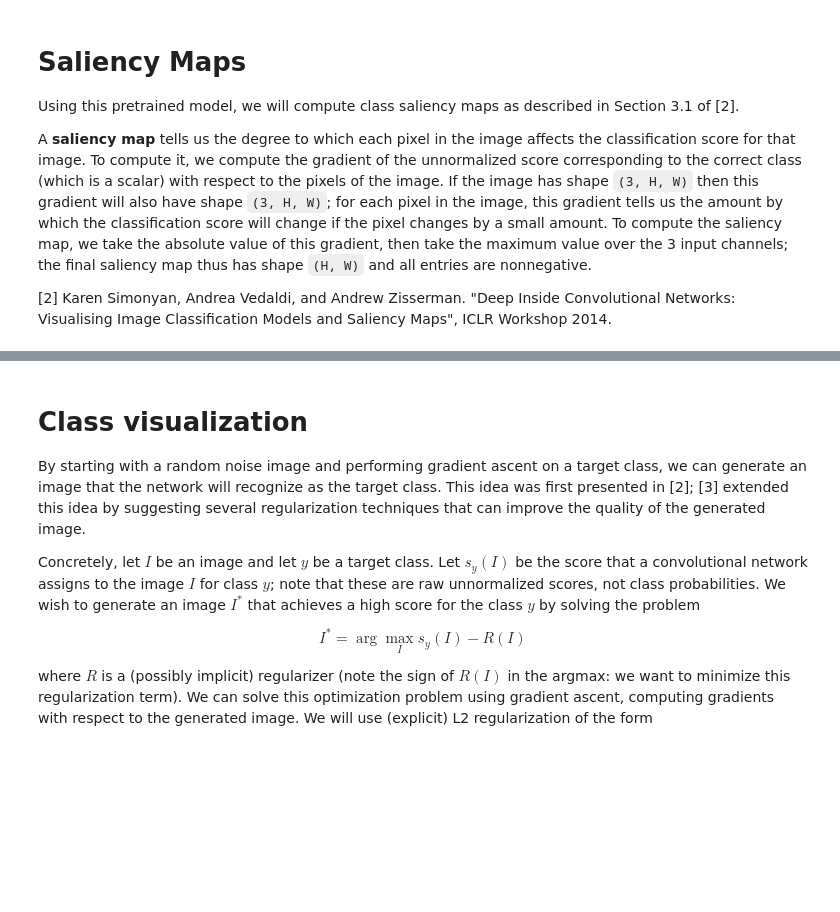
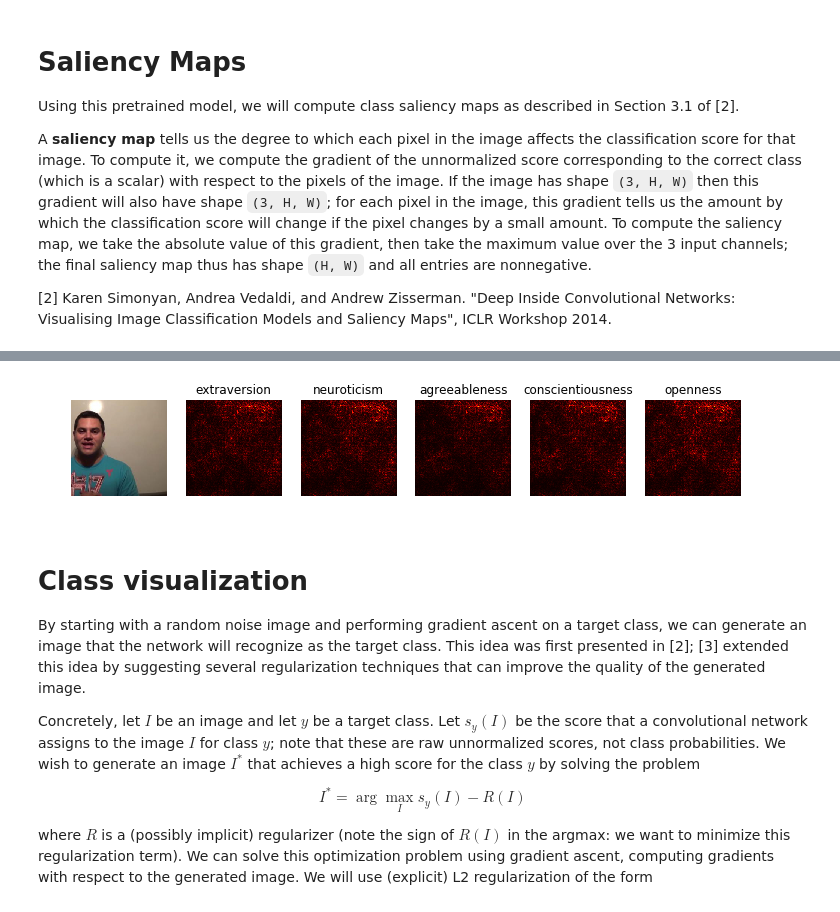
Before and after one commit to karenyang/CS231N-First-Impression-Project-, a Jupyter notebook: networkVisualization/NetworkVisualization-PyTorch-Copy1.ipynb, the cells around one changed output, grey strips where cells are left out. Saved outputs shown, nothing was run; the diff lists cells and outputs as text; code cells hidden in the pictures; blank space fills up the shorter version.

Commit message:
Saliency output for one image

```diff
--- a/networkVisualization/NetworkVisualization-PyTorch-Copy1.ipynb
+++ b/networkVisualization/NetworkVisualization-PyTorch-Copy1.ipynb
@@ -155,29 +152,66 @@ Once you have completed the implementation in the cell above, run the following
+# %%
+input_image, target =  returnSampleDataBatch()
+oneImage = input_image.view(-1,3,256,256)[0:1,:,:,:]
+
+one
+def gradientCheckQuick(input_image, emotionIndx): # emotion indx is out of 5 for the 5 outputs of the model
+    # Make sure the model is in "test" mode
+    model.eval()
+
+    oneImageVar =   Variable(input_image.type(gpu_dtype),requires_grad=True)
+    # compute output
+    output = model(oneImageVar)
+    outputOne = output[0,emotionIndx] # zerop is first image, i is ith class
+    outputOne.backward(retain_variables=True )
+
+    # converting to 1 color like Piazza post 1903
+    return oneImageVar.grad.data.abs().max(dim=1)[0].squeeze()
 # %%
-def show_saliency_maps(X, y):
+def show_saliency_maps():
     # Convert X and y from numpy arrays to Torch Tensors
-    X_tensor = torch.cat([preprocess(Image.fromarray(x)) for x in X],0)
-    y_tensor = torch.LongTensor(y)
+#     X_tensor = torch.cat([preprocess(Image.fromarray(x)) for x in X],0)
+#     y_tensor = torch.LongTensor(y)
+    # Compute saliency maps for images in X
+    personalities = ['extraversion','neuroticism','agreeableness','conscientiousness','openness']
+    numPersonalities = len(personalities)
 
-    # Compute saliency maps for images in X
-    saliency = compute_saliency_maps(X_tensor, y_tensor, model)
+    input_image, target =  returnSampleDataBatch()
+    oneImage = input_image.view(-1,3,256,256)[0:1,:,:,:]
 
-    # Convert the saliency map from Torch Tensor to numpy array and show images
-    # and saliency maps together.
-    saliency = saliency.numpy()
-    N = X.shape[0]
-    for i in range(N):
-        plt.subplot(2, N, i + 1)
-        plt.imshow(X[i])
-        plt.axis('off')
-        plt.title(class_names[y[i]])
-        plt.subplot(2, N, N + i + 1)
-        plt.imshow(saliency[i], cmap=plt.cm.hot)
+    inp = oneImage[0].cpu().numpy().transpose((1, 2, 0))
+    mean = np.array([0.485, 0.456, 0.406])
+    std = np.array([0.229, 0.224, 0.225])
+    inp = std * inp + mean
+    plt.subplot(1, numPersonalities +1,1)
+    plt.axis('off')
+    plt.imshow(inp)
 
+    for p in range(numPersonalities):
+        saliency = compute_saliency_maps(oneImage, p)
+
+        saliency = saliency.cpu().numpy()
+        plt.subplot(1,numPersonalities + 1, p+2 )
+        plt.imshow(saliency, cmap=plt.cm.hot)
+        plt.title(personalities[p])
         plt.axis('off')
         plt.gcf().set_size_inches(12, 5)
+
+#     N = X.shape[0]
+#     for i in range(N):
+#         plt.subplot(2, N, i + 1)
+#         plt.imshow(X[i])
+#         plt.axis('off')
+#         plt.title(class_names[y[i]])
+#         plt.subplot(2, N, N + i + 1)
+#         plt.imshow(saliency[i], cmap=plt.cm.hot)
+
+#         plt.axis('off')
+#         plt.gcf().set_size_inches(12, 5)
     plt.show()
 
-show_saliency_maps(X, y)
+show_saliency_maps()
+# %% [output]
+[figure, added]
 # %% [markdown]
 # Class visualization
 By starting with a random noise image and performing gradient ascent on a target class, we can generate an image that the network will recognize as the target class. This idea was first presented in [2]; [3] extended this idea by suggesting several regularization techniques that can improve the quality of the generated image.
```
Also changed, not shown: parts of 6 cells of this notebook, 1 other file.
